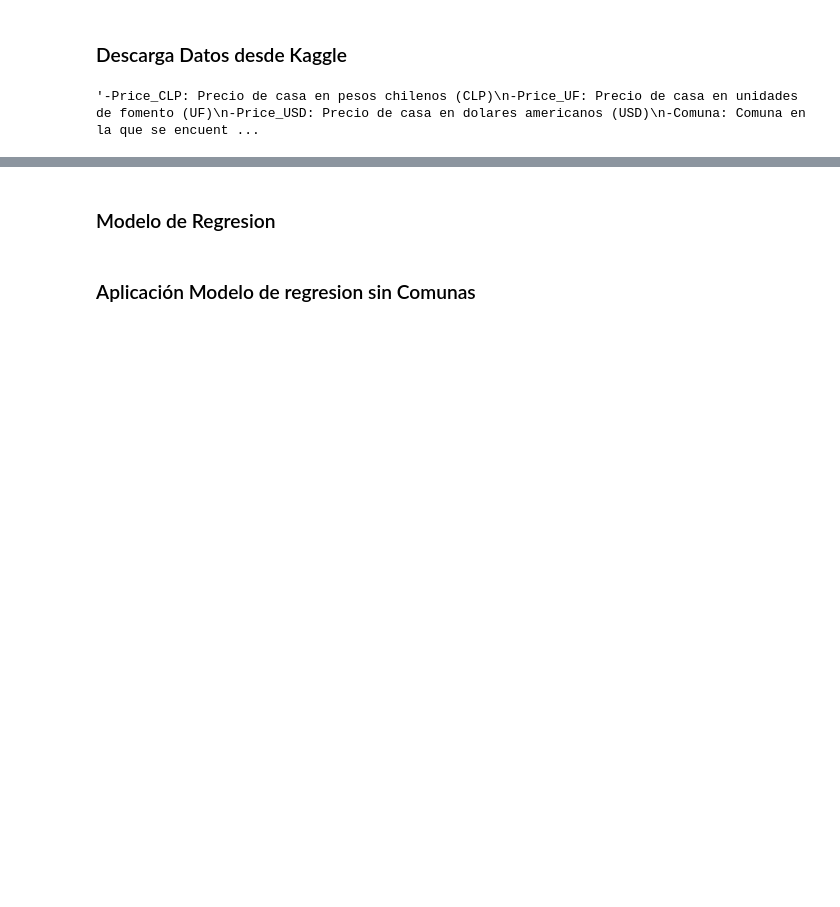
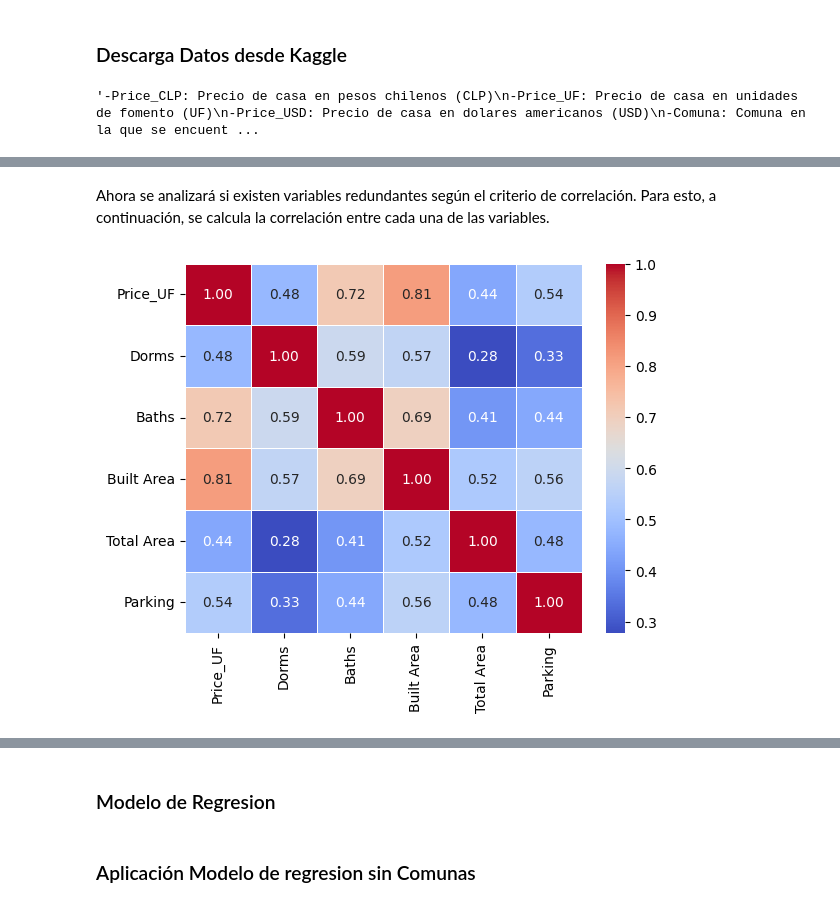
Before and after one commit to mespinoza8/Prediccion-Precio-Casas, a Jupyter notebook: precio_casas.ipynb, the cells around one changed output, grey strips where cells are left out. Saved outputs shown, nothing was run; the diff lists cells and outputs as text; code cells hidden in the pictures; blank space fills up the shorter version.

```diff
--- a/precio_casas.ipynb
+++ b/precio_casas.ipynb
@@ -109,0 +186,7 @@ plt.show()
+# %% [markdown]
+Ahora se analizará si existen variables redundantes según el criterio de correlación. Para esto, a continuación, se calcula la correlación entre cada una de las variables.
+# %%
+sns.heatmap(df_casas_analysis[mask_outliers].corr(), annot=True,fmt=".2f", cmap='coolwarm',linewidths=0.5)
+plt.show()
+# %% [output]
+[figure, added]
```
Also changed, not shown: parts of 49 cells of this notebook, 1 other file.
